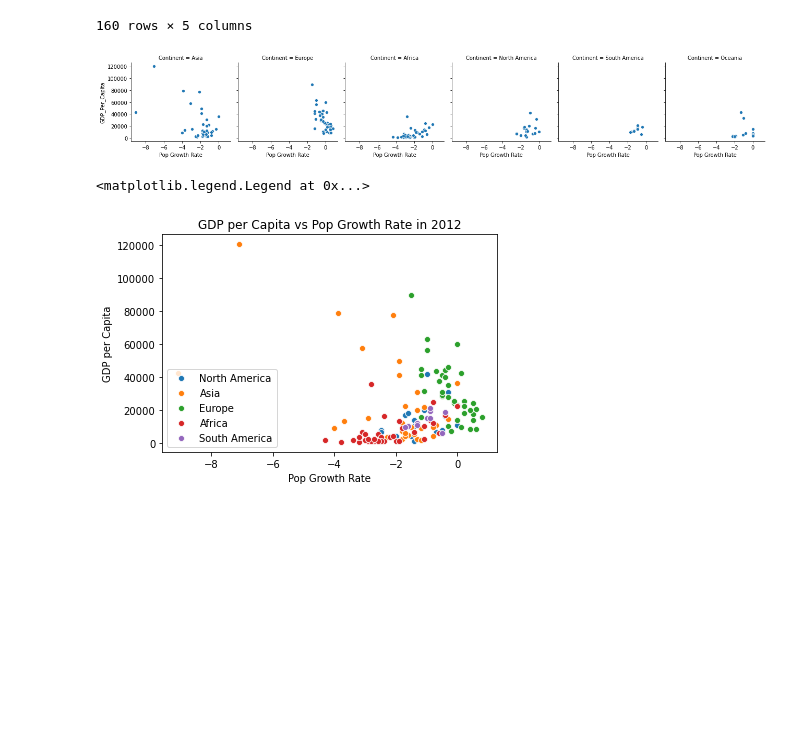
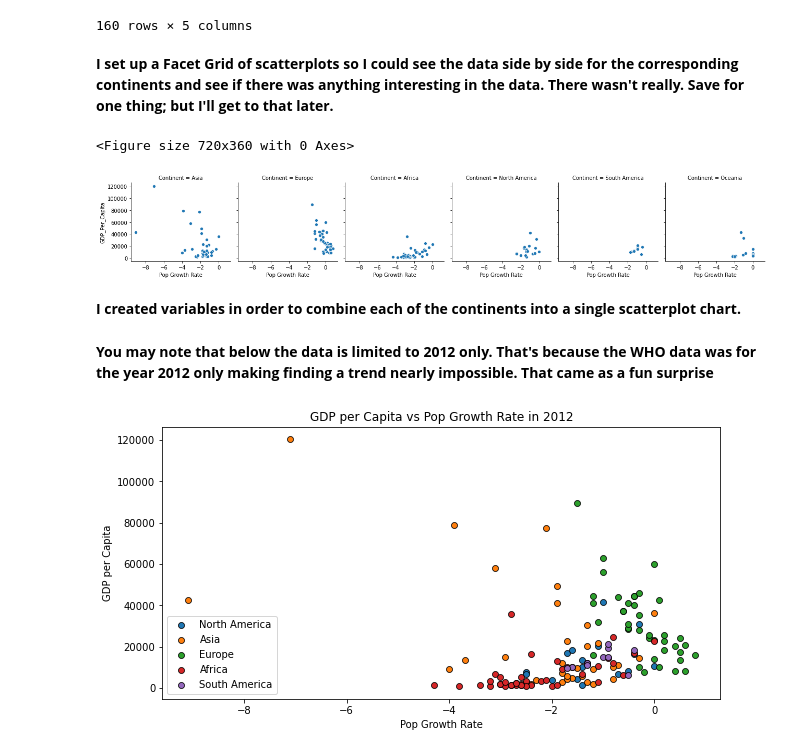
Before and after one commit to nss-data-science-cohort-4/dq1-undata-racecarfastlane, a Jupyter notebook: notebooks/WHO_Population_Growth_Rate.ipynb, the cells around one changed output. Cells and saved outputs as stored; diff of their text form; code cells hidden in the pictures; blank space fills up the shorter version.

Commit message:
Completed Data Question 1 amd Solo Project

```diff
--- a/notebooks/WHO_Population_Growth_Rate.ipynb
+++ b/notebooks/WHO_Population_Growth_Rate.ipynb
@@ -113,13 +124,18 @@ gdp_Pop
 | 158 | Zambia | 2012 | -3.2 | 3566.382521 | Africa |
 | 159 | Zimbabwe | 2012 | -2.7 | 2486.847930 | Africa |
 160 rows × 5 columns
+# %% [markdown]
+**I set up a Facet Grid of scatterplots so I could see the data side by side for the corresponding continents and see if there was anything interesting in the data. There wasn't really. Save for one thing; but I'll get to that later.**
 # %%
-plt.figsize = (12,8)
+plt.figure(figsize = (10,5))
 g = sns.FacetGrid(gdp_Pop, col = "Continent" )
 g.map_dataframe(sns.scatterplot, "Pop Growth Rate", 'GDP_Per_Capita')
 plt.show()
 # %% [output]
+<Figure size 720x360 with 0 Axes>
 [figure]
+# %% [markdown]
+**I created variables in order to combine each of the continents into a single scatterplot chart.**
 # %%
 gdp_Pop_Na = gdp_Pop[gdp_Pop['Continent']=='North America']
 gdp_Pop_Asia = gdp_Pop[gdp_Pop['Continent']=='Asia']
@@ -127,18 +143,25 @@ gdp_Pop_Europe = gdp_Pop[gdp_Pop['Continent']=='Europe']
 gdp_Pop_Africa = gdp_Pop[gdp_Pop['Continent']=='Africa']
 gdp_Pop_Sa = gdp_Pop[gdp_Pop['Continent']=='South America']
 gdp_Pop_Ocean = gdp_Pop[gdp_Pop['Continent']=='Oceanica']
+# %% [markdown]
+**You may note that below the data is limited to 2012 only. That's because the WHO data was for the year 2012 only making finding a trend nearly impossible. That came as a fun surprise**
 # %%
-plt.figsize = (26,8)
-sns.scatterplot(gdp_Pop_Na['Pop Growth Rate'],gdp_Pop['GDP_Per_Capita'],label="North America")
-sns.scatterplot(gdp_Pop_Asia['Pop Growth Rate'],gdp_Pop['GDP_Per_Capita'],label="Asia")
-sns.scatterplot(gdp_Pop_Europe['Pop Growth Rate'],gdp_Pop['GDP_Per_Capita'],label="Europe")
-sns.scatterplot(gdp_Pop_Africa['Pop Growth Rate'],gdp_Pop['GDP_Per_Capita'],label="Africa")
-sns.scatterplot(gdp_Pop_Sa['Pop Growth Rate'],gdp_Pop['GDP_Per_Capita'],label="South America")
-sns.scatterplot(gdp_Pop_Ocean['Pop Growth Rate'],gdp_Pop['GDP_Per_Capita'],label="Oceanica")
+plt.figure(figsize = (10,5))
+sns.scatterplot(gdp_Pop_Na['Pop Growth Rate'],gdp_Pop['GDP_Per_Capita'],label="North America"
+                , edgecolor = 'black')
+sns.scatterplot(gdp_Pop_Asia['Pop Growth Rate'],gdp_Pop['GDP_Per_Capita'],label="Asia"
+                , edgecolor = 'black')
+sns.scatterplot(gdp_Pop_Europe['Pop Growth Rate'],gdp_Pop['GDP_Per_Capita'],label="Europe"
+                , edgecolor = 'black')
+sns.scatterplot(gdp_Pop_Africa['Pop Growth Rate'],gdp_Pop['GDP_Per_Capita'],label="Africa"
+                , edgecolor = 'black')
+sns.scatterplot(gdp_Pop_Sa['Pop Growth Rate'],gdp_Pop['GDP_Per_Capita'],label="South America"
+                , edgecolor = 'black')
+sns.scatterplot(gdp_Pop_Ocean['Pop Growth Rate'],gdp_Pop['GDP_Per_Capita'],label="Oceanica"
+                , edgecolor = 'black')
 plt.xlabel('Pop Growth Rate')
 plt.ylabel('GDP per Capita')
 plt.title('GDP per Capita vs Pop Growth Rate in 2012')
-plt.legend(loc="lower left")
+plt.legend(loc="lower left",prop={"size":10});
 # %% [output]
-<matplotlib.legend.Legend at 0x...>
-[figure, old version]
+[figure, new version]
```
Also changed, not shown: parts of 11 cells of this notebook.
